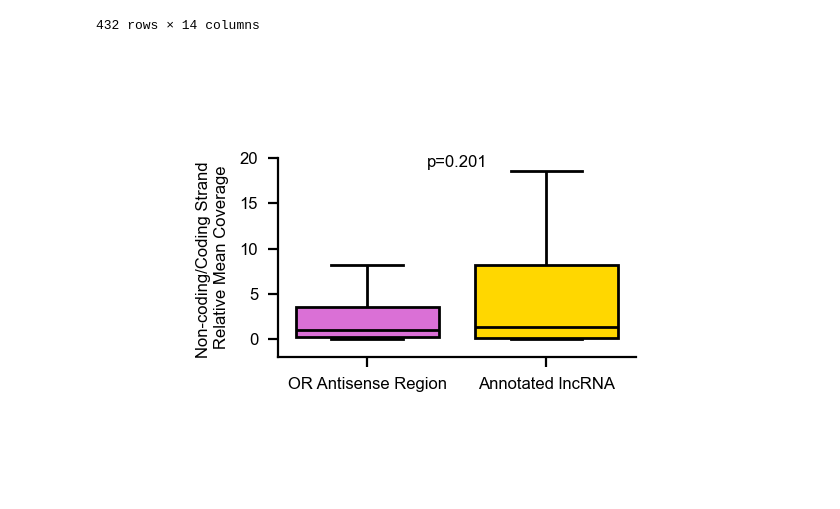
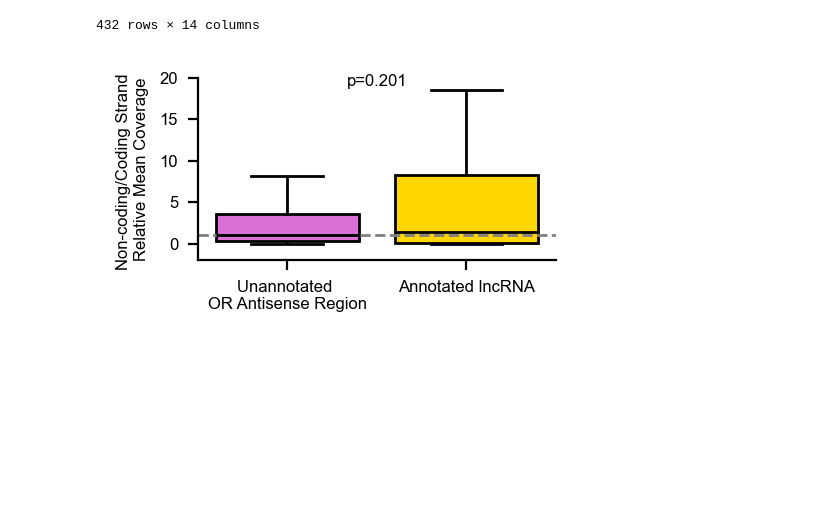
Before and after one commit to Social-Evolution-and-Behavior/Glotzer-Kronauer-2025, a Jupyter notebook: rRNA-depleted-RNA-seq/scripts/annotated_vs_unannotated.ipynb, the cells around one changed output. Cells and saved outputs as stored; diff of their text form; code cells hidden in the pictures; blank space fills up the shorter version.

```diff
--- a/rRNA-depleted-RNA-seq/scripts/annotated_vs_unannotated.ipynb
+++ b/rRNA-depleted-RNA-seq/scripts/annotated_vs_unannotated.ipynb
@@ -260,39 +256,40 @@ antisense_regions
 | 431 | 12 | LOC109611159 | 3 | NaN | NaN | 8769306.0 | 8778845.0 | - | Chr12 | ... |
 432 rows × 14 columns
 # %%
-# Plot exon_opp_rel_Pupae_S5 split by overlapping_lncRNA
+# Plotting
 f, ax = plt.subplots(1, 1, figsize=(2.5, 1.5), dpi = 200)
 sns.boxplot(data=antisense_regions,
             y='relative_coverage',
             x='annotation',
             palette=['orchid', 'gold'],
             linecolor='black',
             linewidth=1,
             fliersize=0,
             saturation = 1,
             ax=ax,
             order=["OR", "lncRNA"])
 
 plt.ylim(-2, 20)
 plt.yticks(range(0, 21, 5), fontsize=6)
 plt.gca().spines['right'].set_visible(False)
 plt.gca().spines['top'].set_visible(False)
-plt.xticks([0, 1], ['OR Antisense Region', 'Annotated lncRNA'], fontsize=6)
+plt.xticks([0, 1], ['Unannotated \nOR Antisense Region', 'Annotated lncRNA'], fontsize=6)
 plt.ylabel('Non-coding/Coding Strand \nRelative Mean Coverage', fontsize=6)
 plt.xlabel('')
+plt.axhline(y=1, color='grey', linestyle='--', linewidth=1)
 
 
 # Calculate p-value
 unannotated = antisense_regions[antisense_regions['annotation'] == 'OR']['relative_coverage'].dropna()
 annotated = antisense_regions[antisense_regions['annotation'] == 'lncRNA']['relative_coverage'].dropna()
 p = ranksums(unannotated, annotated).pvalue
 
 p_value_str = f"p={p:.3f}" if p >= 0.001 else "p<0.001"
 plt.text(0.5, 19, p_value_str, ha='center', fontsize=6)
 
 plt.tight_layout()
 plt.savefig(f"../figures/uannotated-vs-annotated-lncrna-rRNA-depleted.pdf", format="pdf", pad_inches=0, bbox_inches=0, transparent=False)
 
 plt.show()
 # %% [output]
-[figure, old version]
+[figure, new version]
```
Also changed, not shown: parts of 3 cells of this notebook, 10 other files.
